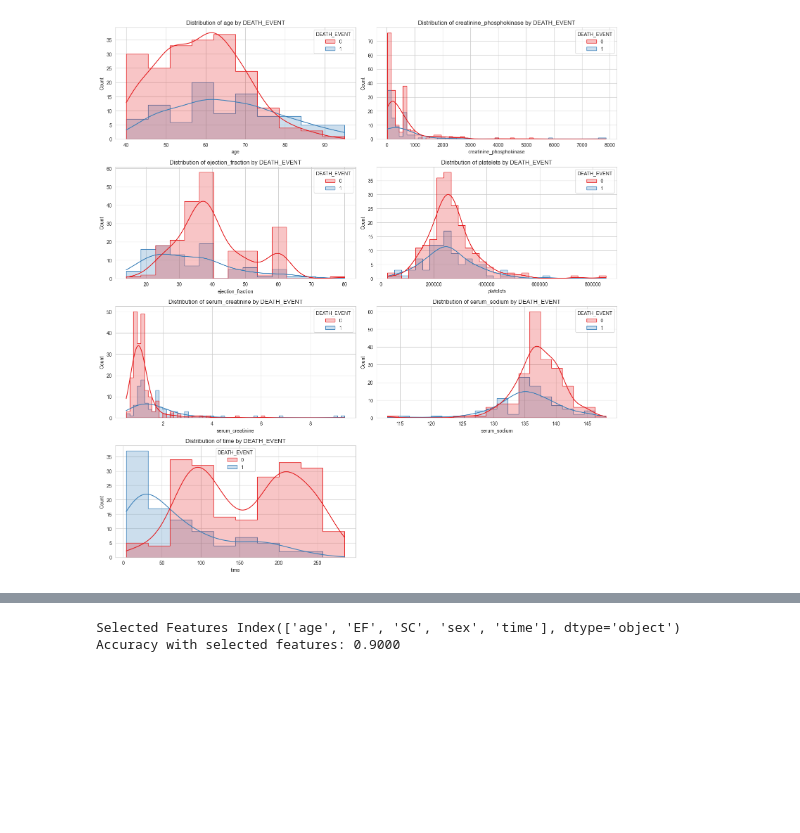
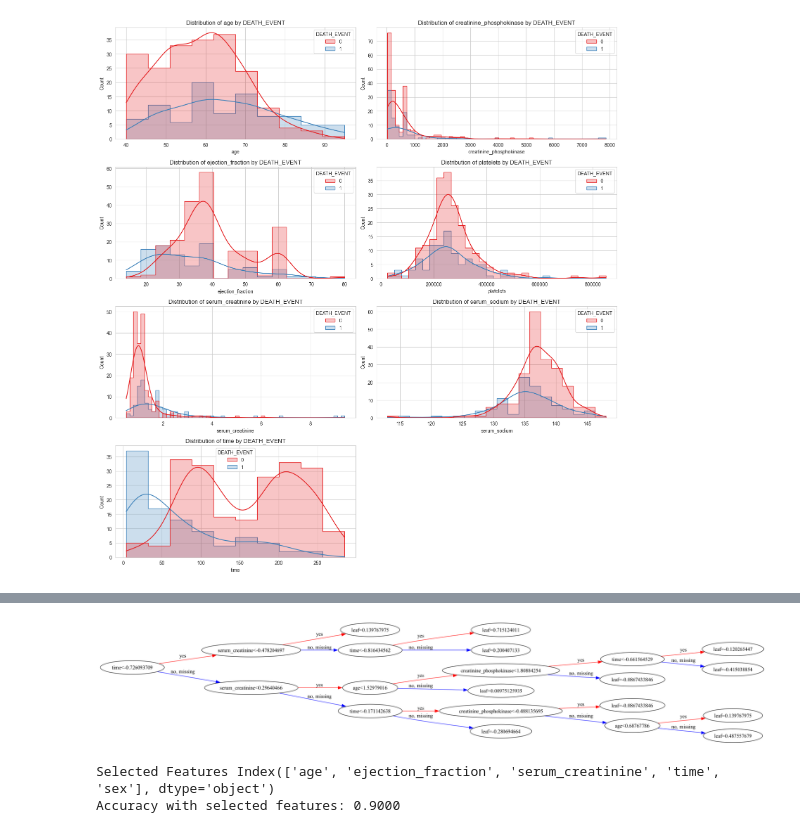
Before and after one commit to CZhakshylykova/Heart-Attack-Risk, a Jupyter notebook: Heart_attack.ipynb, the cells around one changed output, grey strips where cells are left out. Saved outputs shown, nothing was run; the diff lists cells and outputs as text; code cells hidden in the pictures; blank space fills up the shorter version.

```diff
--- a/Heart_attack.ipynb
+++ b/Heart_attack.ipynb
@@ -394,0 +982,14 @@ chi_scores
+# %%
+import graphviz
+from sklearn import tree
+# DOT data
+target = "DEATH_EVENT"
+dot_data = tree.export_graphviz(clf, out_file=None,
+                                feature_names=feature_col_tree,
+                                class_names=["0", "1"],
+                                filled=True)
+
+
+# Draw graph
+graph = graphviz.Source(dot_data, format="png")
+graph.render("./plots/tree_visualization", view=True)  # Saves and opens PNG
@@ -394,0 +1060,20 @@ chi_scores
+# %%
+from xgboost import XGBClassifier
+acc_XGB=[]
+kf=model_selection.StratifiedKFold(n_splits=5)
+for fold , (trn_,val_) in enumerate(kf.split(X=df_tree,y=y)):
+
+    X_train=df_tree.loc[trn_,feature_col_tree]
+    y_train=df_tree.loc[trn_,target]
+
+    X_valid=df_tree.loc[val_,feature_col_tree]
+    y_valid=df_tree.loc[val_,target]
+
+    clf=XGBClassifier()
+    clf.fit(X_train,y_train)
+    y_pred=clf.predict(X_valid)
+    print(f"The fold is : {fold} : ")
+    print(classification_report(y_valid,y_pred))
+    acc=roc_auc_score(y_valid,y_pred)
+    acc_XGB.append(acc)
+    print(f"The accuracy for {fold+1} : {acc}")
@@ -395,5 +1098,12 @@ chi_scores
+# %%
+fig, ax = plt.subplots(figsize=(30, 30))
+from xgboost import plot_tree
+plot_tree(clf,num_trees=0,rankdir="LR",ax=ax)
+plt.show()
+# %% [output]
+[figure, added]
 # %%
-# Feature selection using machine learning method:
+# Feature selection using machine learning method: why this perform better than the logistic regression above?
 
 #import all the necessary libraries
 from sklearn.feature_selection import RFE
@@ -406,8 +1116,8 @@ from sklearn.metrics import accuracy_score
 #the independent features were already encoded, see above
 
 from sklearn.model_selection import train_test_split
-X = norm_data.drop("death", axis=1)
-y = norm_data["death"]
+X = norm_data.drop("DEATH_EVENT", axis=1)
+y = norm_data["DEATH_EVENT"]
 X_train, X_test, y_train, y_test = train_test_split(X,y, test_size = 0.2, random_state = 2)
 
 # train simple linear regression
@@ -438,7 +1148,7 @@ print(f"Accuracy with selected features: {accuracy:.4f}")
 
 # Accuracy is 90% which is according to me just fine
 # %% [output]
-Selected Features Index(['age', 'EF', 'SC', 'sex', 'time'], dtype='object')
+Selected Features Index(['age', 'ejection_fraction', 'serum_creatinine', 'time', 'sex'], dtype='object')
 Accuracy with selected features: 0.9000
 # %%
 # evaluate the model
```
Also changed, not shown: parts of 40 cells of this notebook, 10 other files.
